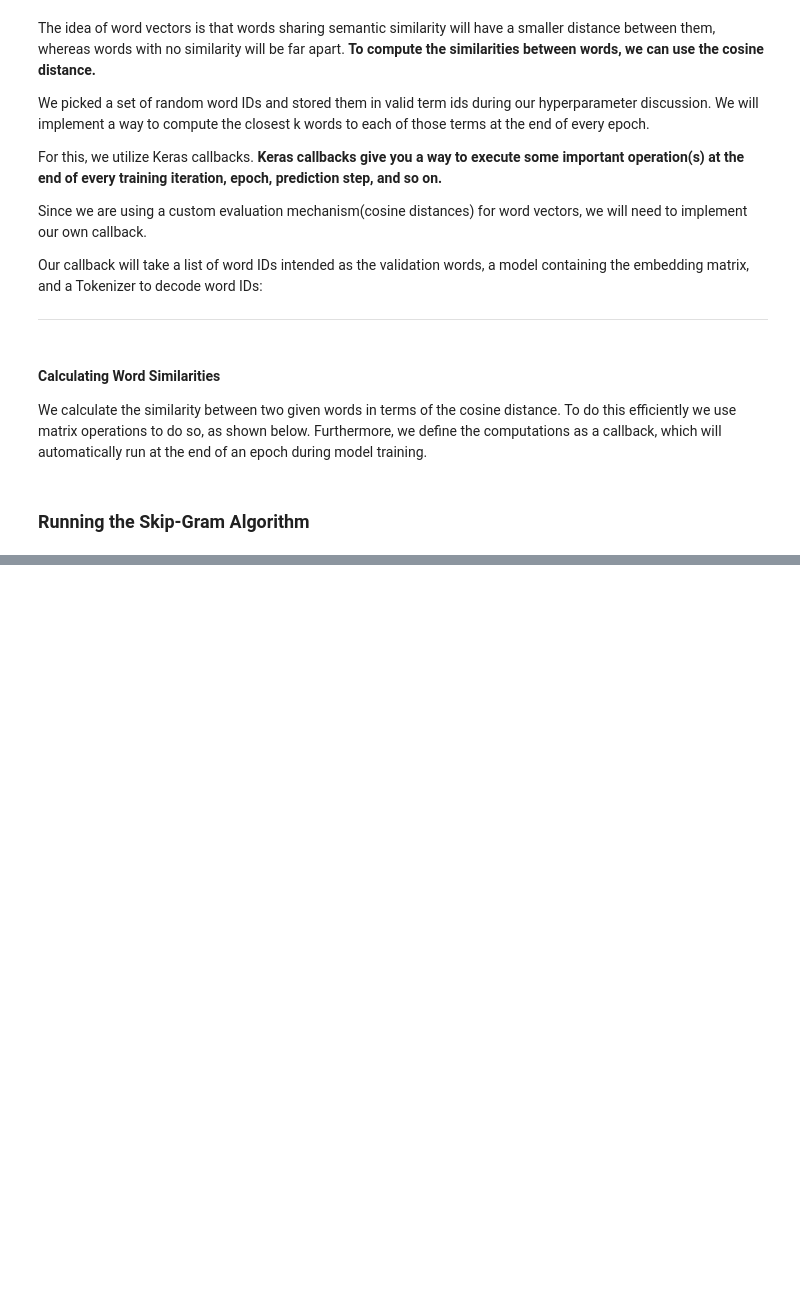
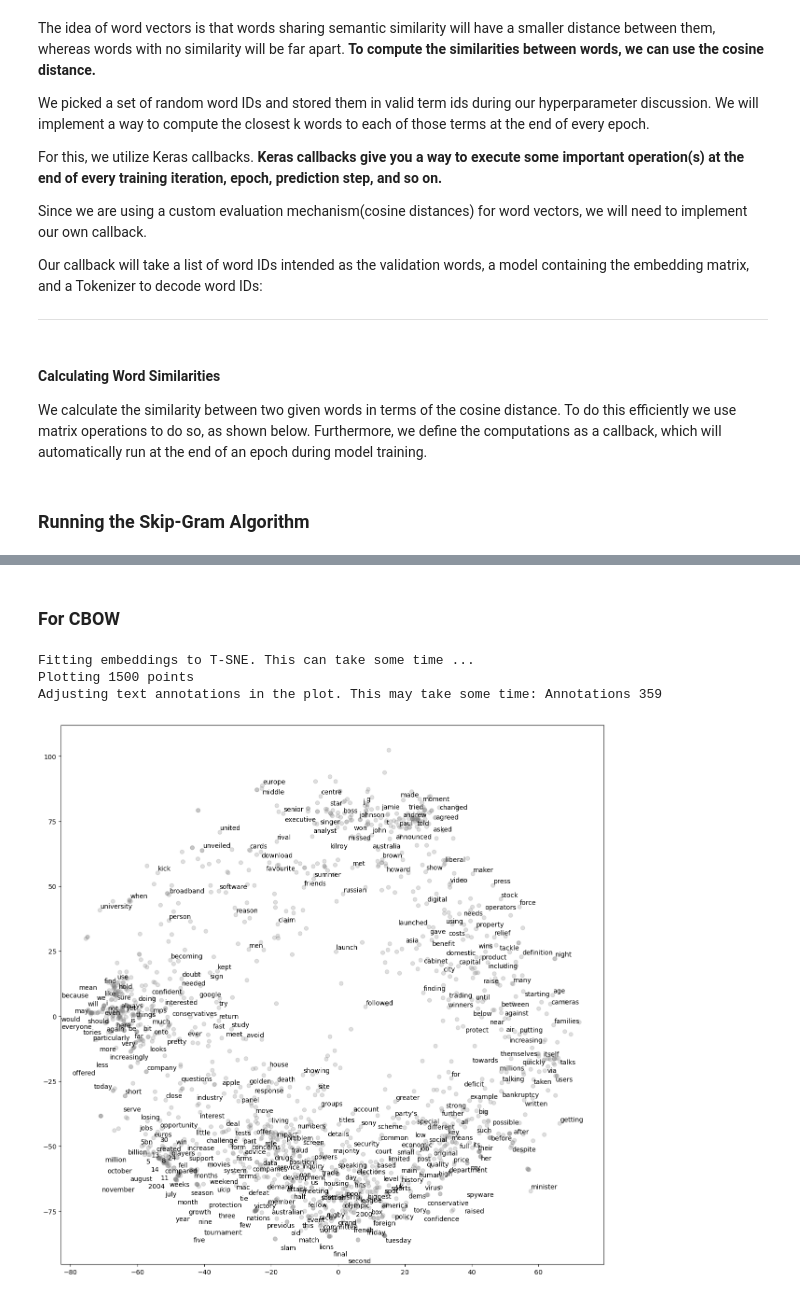
Before and after one commit to avr2002/NLP-with-Tensorflow, a Jupyter notebook: Ch_03_Word_Vectors/Ch03_Word2Vec.ipynb, the cells around one changed output, grey strips where cells are left out. Drawn from its saved outputs; the diff is of its cells as text; code cells hidden in the pictures; blank space fills up the shorter version.

Commit message:
CBOW Model

```diff
--- a/Ch_03_Word_Vectors/Ch03_Word2Vec.ipynb
+++ b/Ch_03_Word_Vectors/Ch03_Word2Vec.ipynb
@@ -922,0 +1300,23 @@ save_embeddings(skip_gram_model, tokenizer,
+# %% [markdown]
+### For CBOW
+# %%
+cbow_context_embeddings = pd.read_pickle(
+    os.path.join('cbow_embeddings', 'context_embedding.pkl')
+)
+
+cbow_words, cbow_embeddings = np.array(cbow_context_embeddings.index), cbow_context_embeddings.values
+
+tsne = TSNE(perplexity=30, n_components=2, n_iter=5000, metric='cosine')
+
+print('Fitting embeddings to T-SNE. This can take some time ...')
+# get the T-SNE manifold
+
+cbow_embeddings_norm = cbow_embeddings / np.sum(cbow_embeddings**2, keepdims=True, axis=1)
+cbow_tsne_embeddings = tsne.fit_transform(cbow_embeddings_norm)
+
+plot(cbow_tsne_embeddings[1:1501], cbow_words[1:1501])
+# %% [output]
+Fitting embeddings to T-SNE. This can take some time ...
+Plotting 1500 points
+Adjusting text annotations in the plot. This may take some time: Annotations 359
+[figure, added]
```
Also changed, not shown: parts of 25 cells of this notebook, 3 other files.
